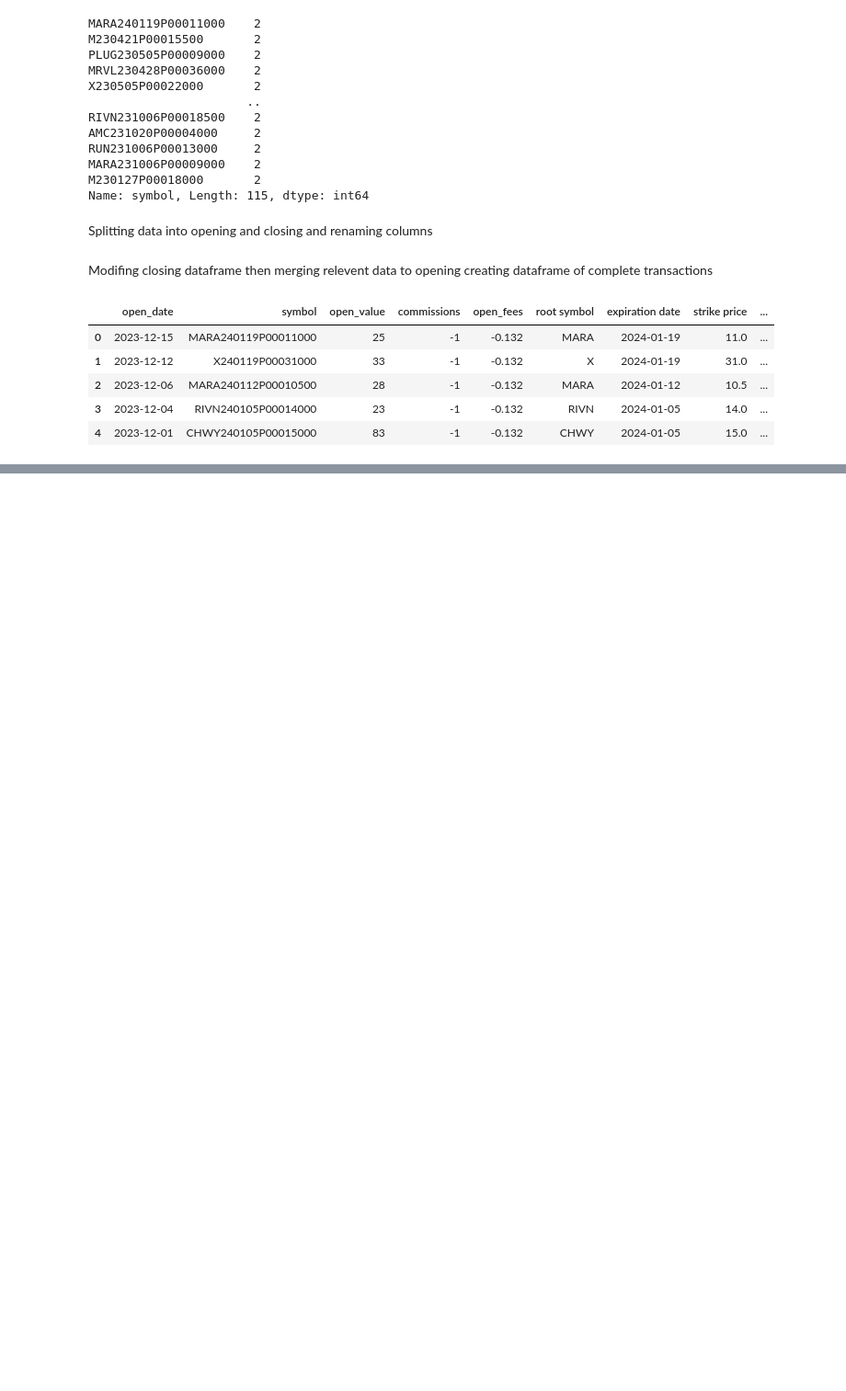
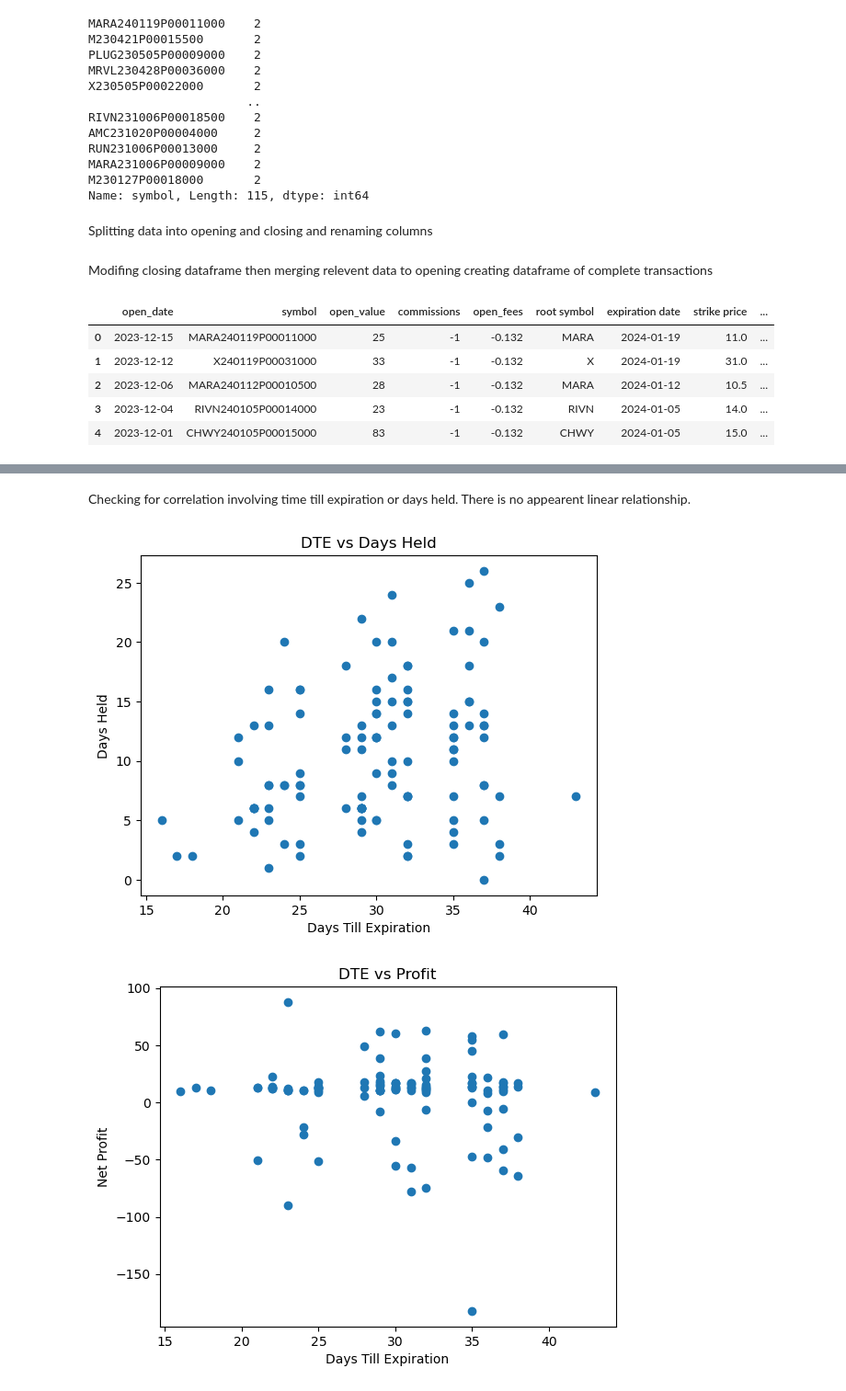
Before and after one commit to jeffreybrann91/personal_projects, a Jupyter notebook: trade_analysis_2023/tradeanalysis.ipynb, the cells around one changed output, grey strips where cells are left out. Shown at 92% size. Saved outputs shown, nothing was run; the diff lists cells and outputs as text; code cells hidden in the pictures; blank space fills up the shorter version.

```diff
--- a/trade_analysis_2023/tradeanalysis.ipynb
+++ b/trade_analysis_2023/tradeanalysis.ipynb
@@ -90,0 +166,26 @@ Exporting data
+# %% [markdown]
+Checking for correlation involving time till expiration or days held.  There is no appearent linear relationship.
+# %%
+plt.scatter(x = 'open_dte', y = 'days_held', data = df_clean)
+plt.xlabel("Days Till Expiration")
+plt.ylabel("Days Held")
+plt.title("DTE vs Days Held")
+plt.show()
+plt.close()
+
+plt.scatter(x = 'open_dte', y = 'profit_net', data = df_clean)
+plt.xlabel("Days Till Expiration")
+plt.ylabel("Net Profit")
+plt.title("DTE vs Profit")
+plt.show()
+plt.close()
+
+plt.scatter(x = 'days_held', y = 'profit_net', data = df_clean)
+plt.xlabel("Days Held")
+plt.ylabel("Net Profit")
+plt.title("Days Held vs Profit")
+plt.show()
+plt.close()
+# %% [output]
+[figure, added]
+[figure, added]
```
Also changed, not shown: parts of 11 cells of this notebook.
